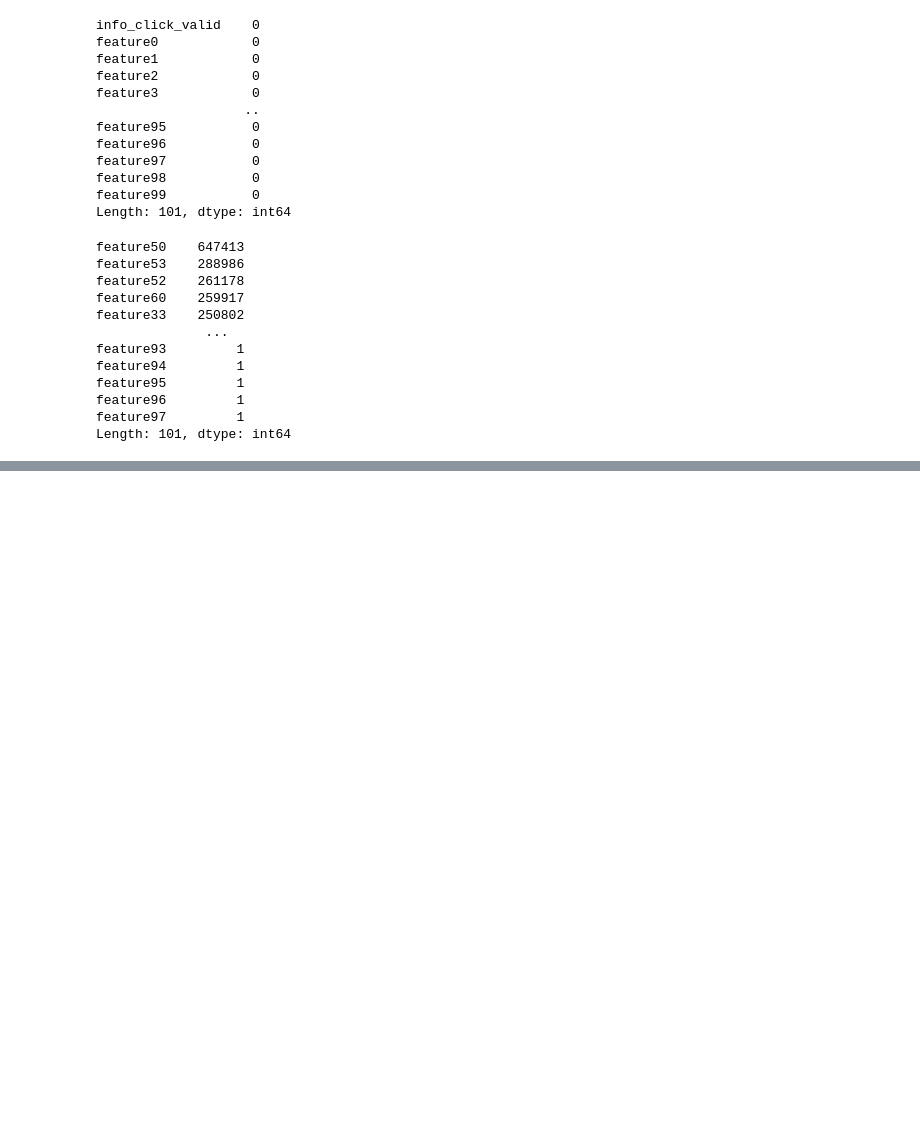
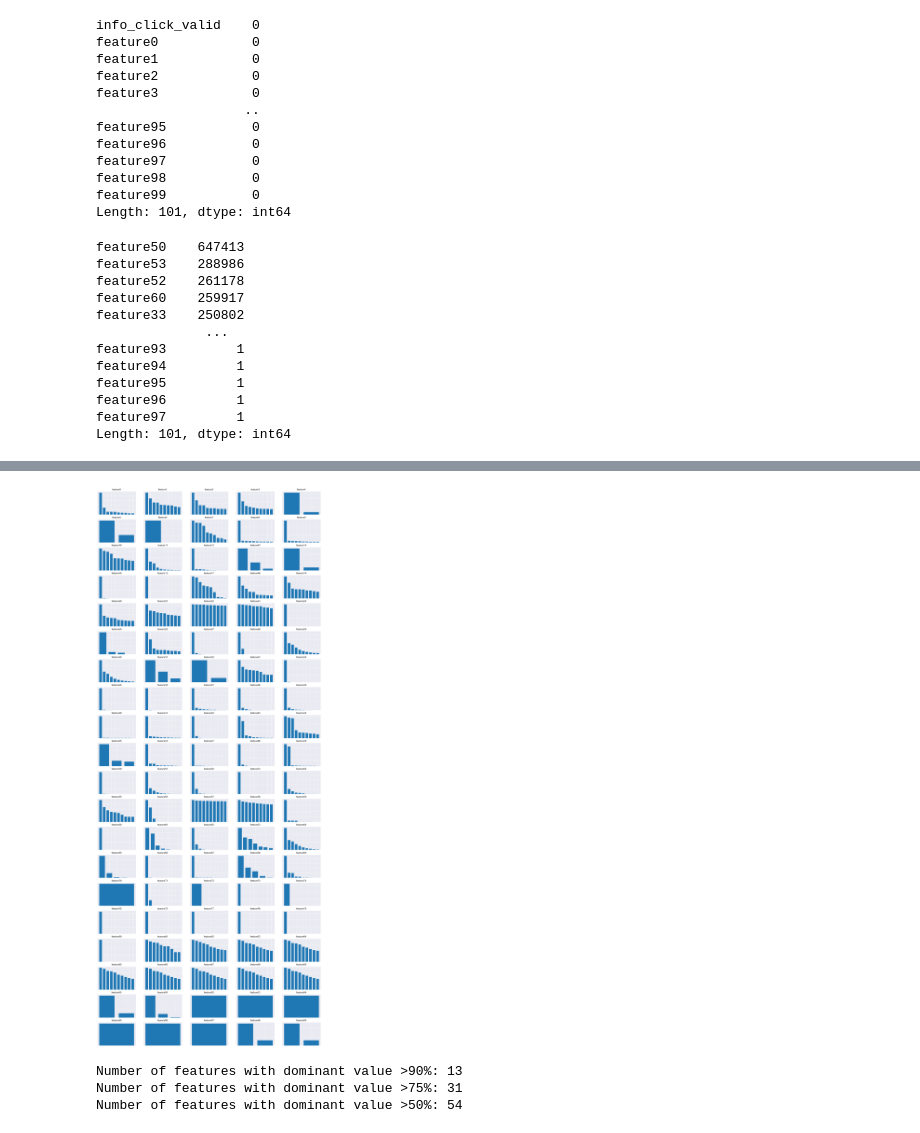
Before and after one commit to amadejp/DS_Project_Feature_Selection, a Jupyter notebook: src/EDA.ipynb, the cells around one changed output, grey strips where cells are left out. Saved outputs shown, nothing was run; the diff lists cells and outputs as text; code cells hidden in the pictures; blank space fills up the shorter version.

```diff
--- a/src/EDA.ipynb
+++ b/src/EDA.ipynb
@@ -133,0 +190,33 @@ plt.show()
+# %%
+# distribution of feature values (only top 10 for clarity)
+
+plt.figure(figsize=(20, 50))
+for i, feature in enumerate(df_categorical.columns[1:]):
+    plt.subplot(20, 5, i + 1)
+    plt.bar(df_categorical_string[feature].value_counts()[:10].index,
+            df_categorical_string[feature].value_counts()[:10].values)
+    plt.title(feature)
+    plt.gca().xaxis.set_ticklabels([])
+    plt.gca().yaxis.set_ticklabels([])
+
+plt.show()
+# %% [output]
+[figure, added]
+# %%
+# number of features with a dominant value
+
+def get_features_with_dominant_values(threshold):
+    dominant_features = 0
+    for feature in df_categorical.columns[1:]:
+        if df_categorical[feature].value_counts().values[0] / df_categorical[feature].value_counts().sum() > threshold:
+            if df_categorical[feature].nunique() > 1:
+                dominant_features += 1
+    return dominant_features
+
+print(f'Number of features with dominant value >90%: {get_features_with_dominant_values(0.9)}')
+print(f'Number of features with dominant value >75%: {get_features_with_dominant_values(0.75)}')
+print(f'Number of features with dominant value >50%: {get_features_with_dominant_values(0.5)}')
+# %% [output]
+Number of features with dominant value >90%: 13
+Number of features with dominant value >75%: 31
+Number of features with dominant value >50%: 54
```
Also changed, not shown: parts of 10 cells of this notebook, 1 other file.
